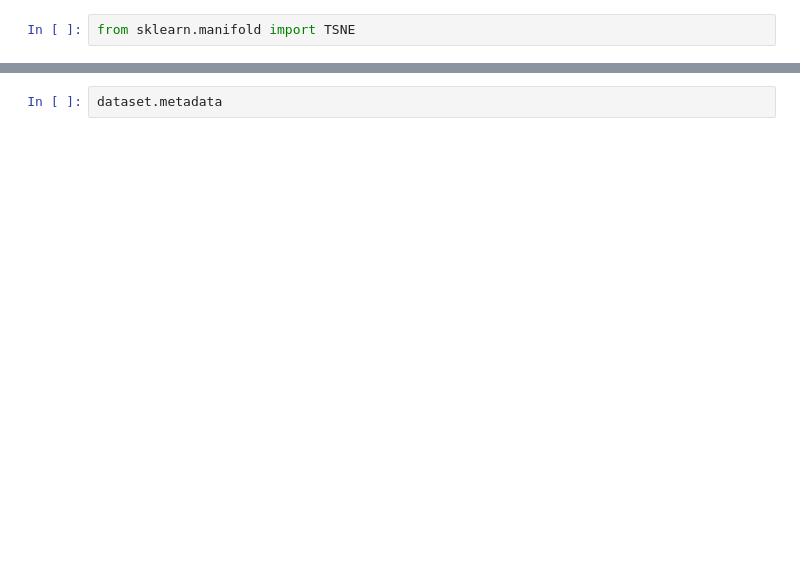
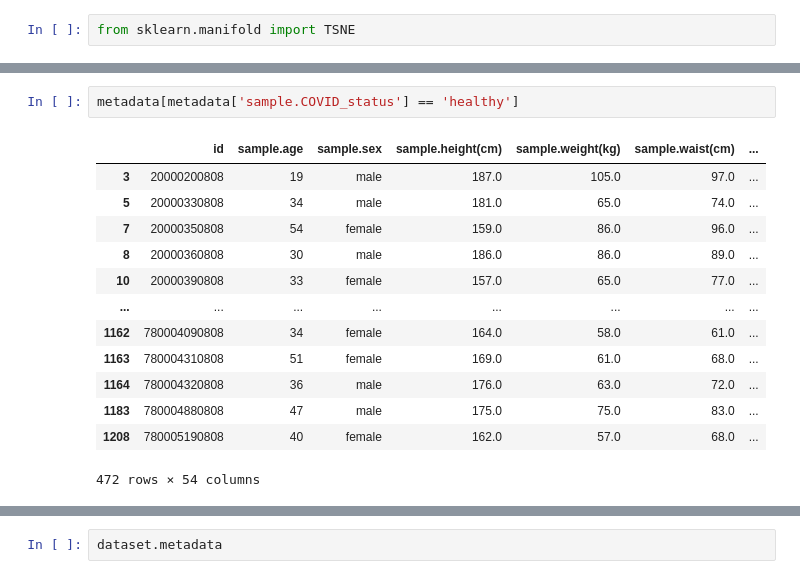
Before and after one commit to antigenomics/mirpy, a Jupyter notebook: notebooks/repertoire_resampling.ipynb, the cells around one changed output, grey strips where cells are left out. Drawn from its saved outputs; the diff is of its cells as text; blank space fills up the shorter version.

```diff
--- a/notebooks/repertoire_resampling.ipynb
+++ b/notebooks/repertoire_resampling.ipynb
@@ -31,3 +75,19 @@ metadata
+# %%
+metadata[metadata['sample.COVID_status'] == 'healthy']
+# %% [output]
+|  | id | sample.age | sample.sex | sample.height(cm) | sample.weight(kg) | sample.waist(cm) | ... |
+| 3 | 20000200808 | 19 | male | 187.0 | 105.0 | 97.0 | ... |
+| 5 | 20000330808 | 34 | male | 181.0 | 65.0 | 74.0 | ... |
+| 7 | 20000350808 | 54 | female | 159.0 | 86.0 | 96.0 | ... |
+| 8 | 20000360808 | 30 | male | 186.0 | 86.0 | 89.0 | ... |
+| 10 | 20000390808 | 33 | female | 157.0 | 65.0 | 77.0 | ... |
+| ... | ... | ... | ... | ... | ... | ... | ... |
+| 1162 | 780004090808 | 34 | female | 164.0 | 58.0 | 61.0 | ... |
+| 1163 | 780004310808 | 51 | female | 169.0 | 61.0 | 68.0 | ... |
+| 1164 | 780004320808 | 36 | male | 176.0 | 63.0 | 72.0 | ... |
+| 1183 | 780004880808 | 47 | male | 175.0 | 75.0 | 83.0 | ... |
+| 1208 | 780005190808 | 40 | female | 162.0 | 57.0 | 68.0 | ... |
+472 rows × 54 columns
 # %%
 t0 = time.time()
 dataset = RepertoireDataset.load(parser=VDJtoolsParser(sep=','),
```
Also changed, not shown: parts of 6 cells of this notebook, 5 other files.
